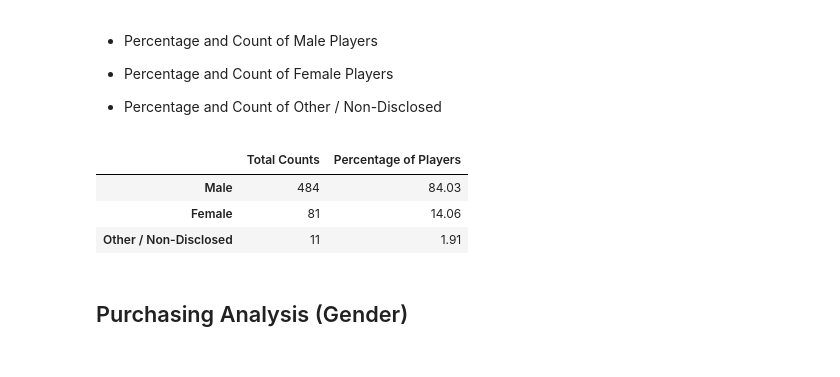
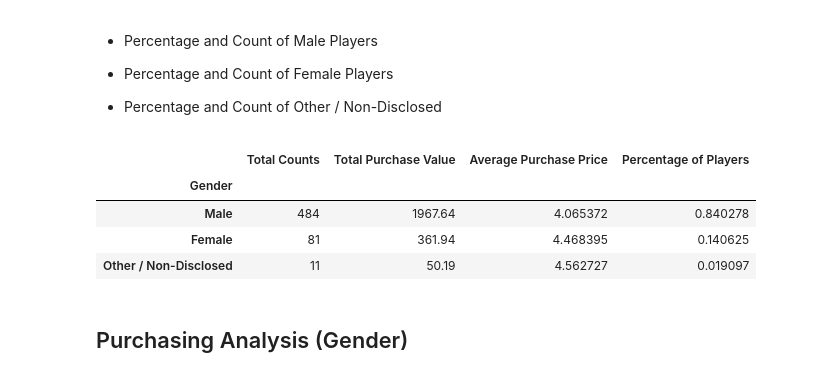
Before and after one commit to mtbulut/Pandas-Challenge-1, a Jupyter notebook: HeroesOfPymoli/HeroesOfPymoli_starter.ipynb, the cells around one changed output. Drawn from its saved outputs; the diff is of its cells as text; code cells hidden in the pictures.

Commit message:
Rename and add age ranges to people_df. Rewrite gender df to group and aggregate data, need to convert price and percent columns.

```diff
--- a/HeroesOfPymoli/HeroesOfPymoli_starter.ipynb
+++ b/HeroesOfPymoli/HeroesOfPymoli_starter.ipynb
@@ -28,8 +35,10 @@ df.head()
 # %%
 people_df = df.groupby(['SN','Gender','Age'])\
-    .agg({'Purchase ID':['count'],'Price':['sum']})\
-    .reset_index(['Gender','Age'])
-people_df.head()
+    .agg({'Purchase ID':'count','Price':'sum'})\
+    .reset_index(['Gender','Age'])\
+    .rename(columns={'Purchase ID':'Purchase Count','Price':'Total Purchase Value'})
+
+people_df['Age Ranges'] = pd.cut(people_df['Age'], bins=bins, right=False, labels=bin_names).astype(str)
 # %% [markdown]
 ## Player Count
 # %% [markdown]
@@ -76,17 +85,26 @@ purchase
 
 
 * Percentage and Count of Other / Non-Disclosed
-# %%
-gender = people_df['Gender'].value_counts()\
-    .to_frame(name='Total Counts')\
-    .assign(percentage=lambda x: round(x['Total Counts']/len(people_df)*100,2))\
-    .rename(columns={'percentage':'Percentage of Players'})
-gender
-# %% [output]
-|  | Total Counts | Percentage of Players |
-| Male | 484 | 84.03 |
-| Female | 81 | 14.06 |
-| Other / Non-Disclosed | 11 | 1.91 |
+# %%
+gender = people_df.groupby('Gender')\
+    .agg({'Age':'count','Total Purchase Value':['sum','mean']})
+
+gender.columns = gender.columns.map('_'.join)
+
+gender = gender.sort_values('Age_count',ascending=False)\
+    .rename(columns={'Age_count':'Total Counts',
+                                'Total Purchase Value_sum':'Total Purchase Value',
+                                'Total Purchase Value_mean':'Average Purchase Price'})
+
+gender['Percentage of Players'] = (gender['Total Counts']/players)
+
+gender
+# %% [output]
+|  | Total Counts | Total Purchase Value | Average Purchase Price | Percentage of Players |
+| Gender |  |  |  |  |
+| Male | 484 | 1967.64 | 4.065372 | 0.840278 |
+| Female | 81 | 361.94 | 4.468395 | 0.140625 |
+| Other / Non-Disclosed | 11 | 50.19 | 4.562727 | 0.019097 |
 # %% [markdown]
 
 ## Purchasing Analysis (Gender)
```
Also changed, not shown: parts of 2 cells of this notebook.
